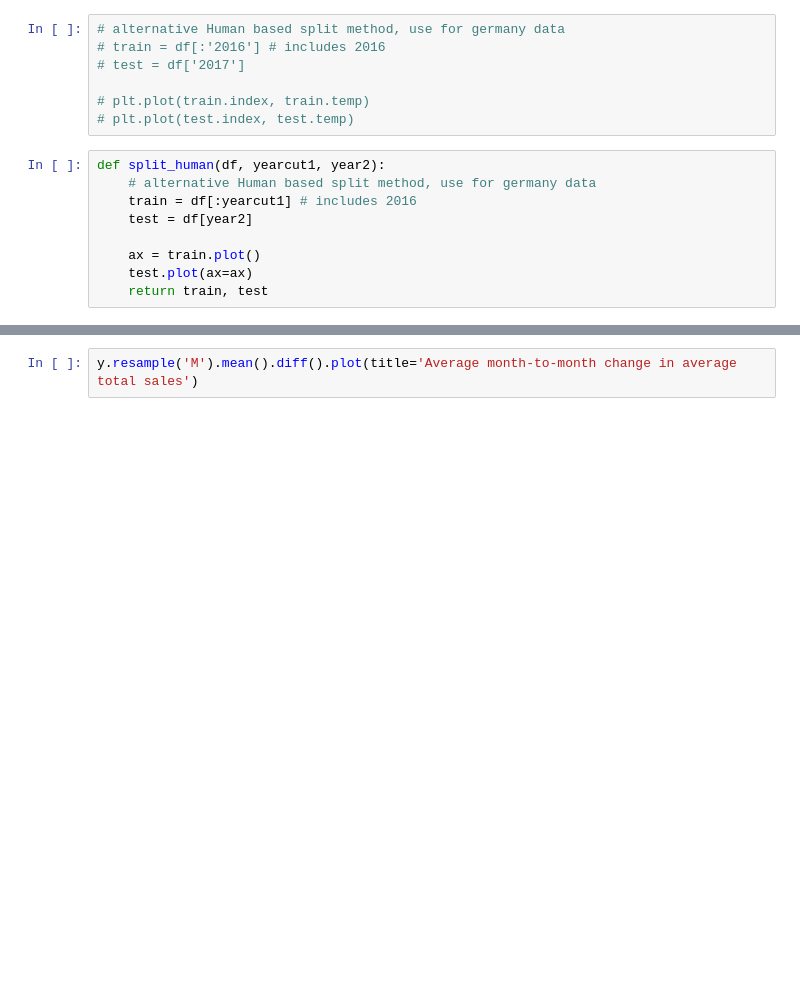
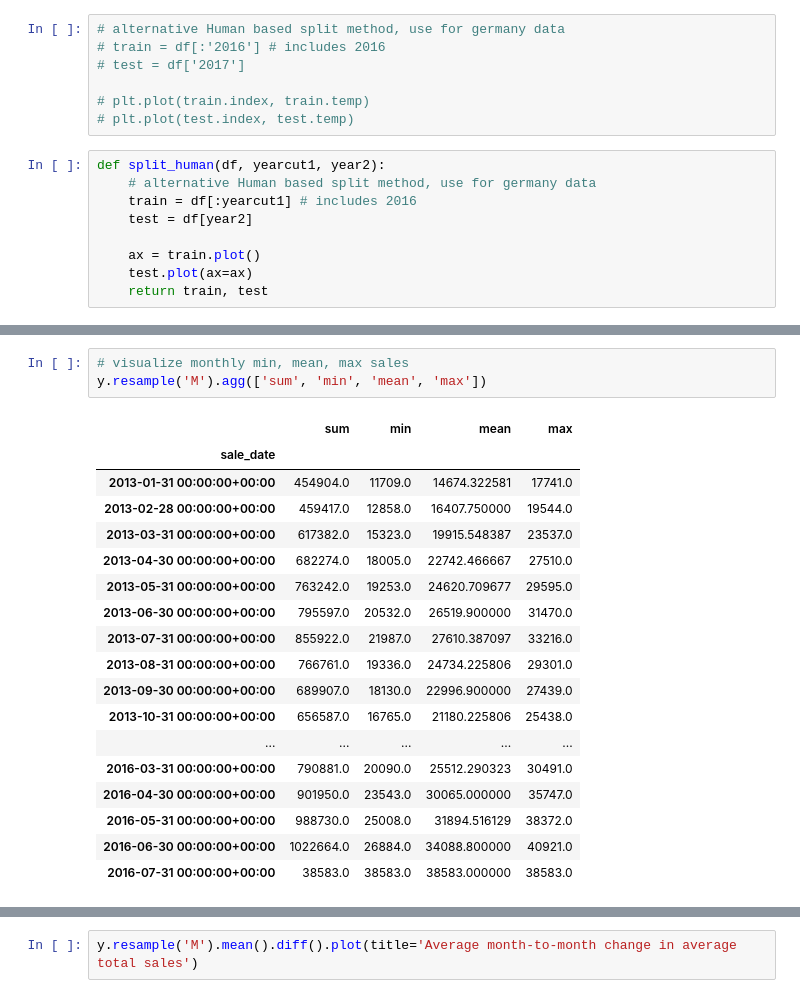
Before and after one commit to RyvynYoung/time-series-exercises, a Jupyter notebook: explore-exercises.ipynb, the cells around one changed output, grey strips where cells are left out. Drawn from its saved outputs; the diff is of its cells as text; blank space fills up the shorter version.

```diff
--- a/explore-exercises.ipynb
+++ b/explore-exercises.ipynb
@@ -131,3 +196,25 @@ y.resample('M').mean().plot(title='monthly')
+# %%
+# visualize monthly min, mean, max sales
+y.resample('M').agg(['sum', 'min', 'mean', 'max'])
+# %% [output]
+|  | sum | min | mean | max |
+| sale_date |  |  |  |  |
+| 2013-01-31 00:00:00+00:00 | 454904.0 | 11709.0 | 14674.322581 | 17741.0 |
+| 2013-02-28 00:00:00+00:00 | 459417.0 | 12858.0 | 16407.750000 | 19544.0 |
+| 2013-03-31 00:00:00+00:00 | 617382.0 | 15323.0 | 19915.548387 | 23537.0 |
+| 2013-04-30 00:00:00+00:00 | 682274.0 | 18005.0 | 22742.466667 | 27510.0 |
+| 2013-05-31 00:00:00+00:00 | 763242.0 | 19253.0 | 24620.709677 | 29595.0 |
+| 2013-06-30 00:00:00+00:00 | 795597.0 | 20532.0 | 26519.900000 | 31470.0 |
+| 2013-07-31 00:00:00+00:00 | 855922.0 | 21987.0 | 27610.387097 | 33216.0 |
+| 2013-08-31 00:00:00+00:00 | 766761.0 | 19336.0 | 24734.225806 | 29301.0 |
+| 2013-09-30 00:00:00+00:00 | 689907.0 | 18130.0 | 22996.900000 | 27439.0 |
+| 2013-10-31 00:00:00+00:00 | 656587.0 | 16765.0 | 21180.225806 | 25438.0 |
+| ... | ... | ... | ... | ... |
+| 2016-03-31 00:00:00+00:00 | 790881.0 | 20090.0 | 25512.290323 | 30491.0 |
+| 2016-04-30 00:00:00+00:00 | 901950.0 | 23543.0 | 30065.000000 | 35747.0 |
+| 2016-05-31 00:00:00+00:00 | 988730.0 | 25008.0 | 31894.516129 | 38372.0 |
+| 2016-06-30 00:00:00+00:00 | 1022664.0 | 26884.0 | 34088.800000 | 40921.0 |
+| 2016-07-31 00:00:00+00:00 | 38583.0 | 38583.0 | 38583.000000 | 38583.0 |
 # %%
 # visualize monthly min, mean, max sales
 y.resample('M').agg(['min', 'mean', 'max']).plot()
```
Also changed, not shown: parts of 27 cells of this notebook, 5 other files.
